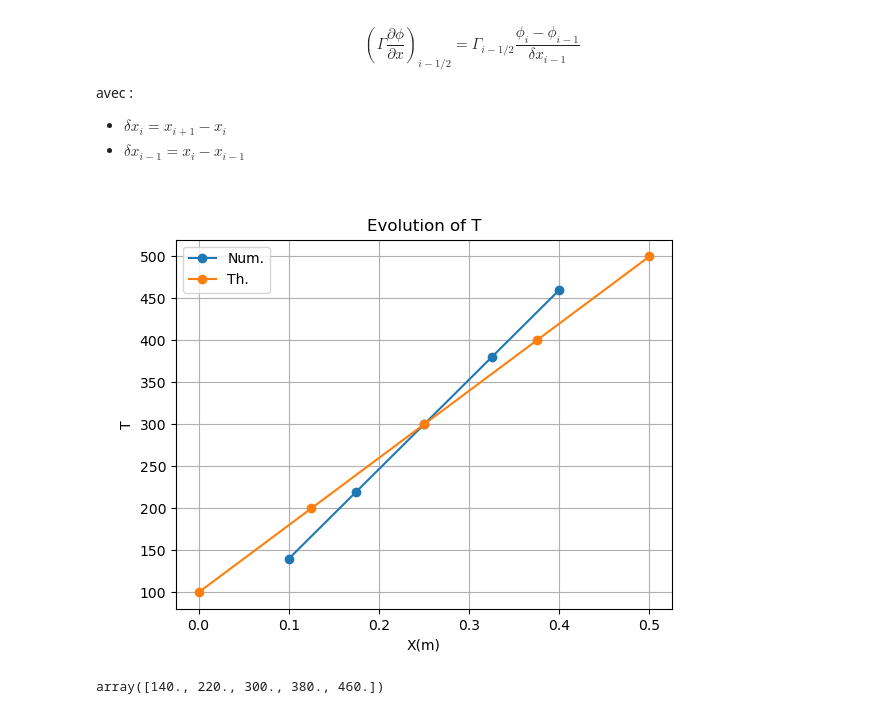
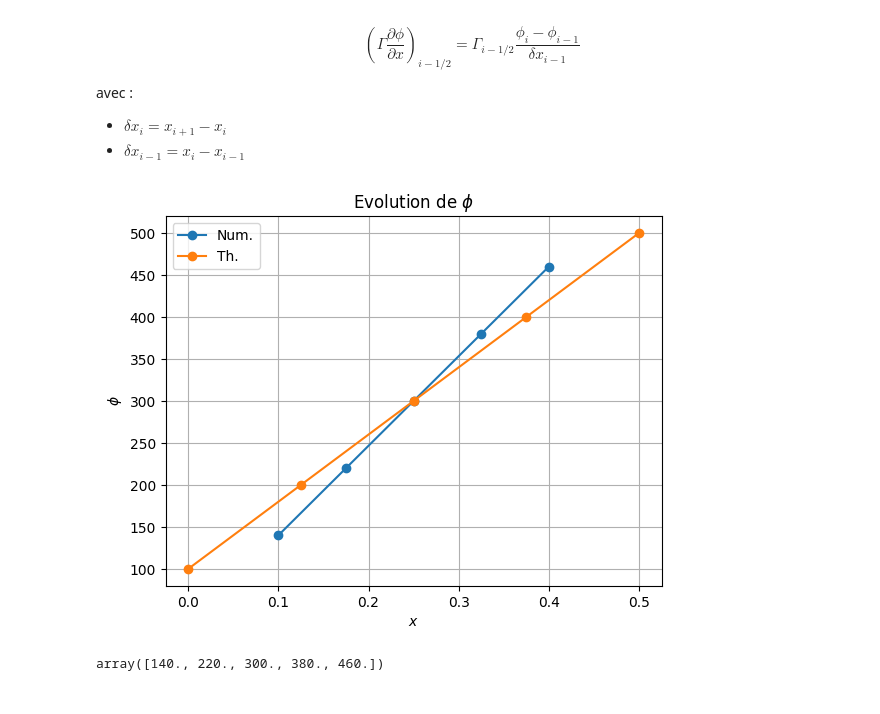
Before and after one commit to fbob/INSA-4A-MFN, a Jupyter notebook: CFD_4A_TD.ipynb, the cells around one changed output. Drawn from its saved outputs; the diff is of its cells as text; code cells hidden in the pictures.

```diff
--- a/CFD_4A_TD.ipynb
+++ b/CFD_4A_TD.ipynb
@@ -74,7 +74,6 @@ phiB = 500                    # Température de paroi
 #
 # Remplissage de la matrice du système linéaire
 #
-
 
 # Noeud 0 ordre 2
 # aW = 0
@@ -92,40 +91,40 @@ s[0] = 2*phiA/dx
 for i in range(1, N-1):
     a[i,i-1] = -1/dx
     a[i,i] = 2/dx
     a[i,i+1] = -1/dx
     s[i] = 0
 
 # Noeud 4 ordre 2
 # aW = 4/(3*dx)
 # aE = 0
 # Sp = -2/dx
 # Su =  8*TB/(3*dx)
 # aP = 4/dx
 
 # Noeud 4 ordre 1
 a[N-1,N-2] = -1/dx
 a[N-1,N-1] = 3/dx
 s[N-1] = 2*phiB/dx
 
 # Calcul de la solution
 phi = np.linalg.solve(a,s)
 
 # Solution analytique
-xa = np.linspace(0,L,N)
-phi_ana = (phiB-phiA)*xa/L+phiA
+x_ana = np.linspace(0,L,N)
+phi_ana = (phiB-phiA)*x_ana/L+phiA
 
 # Affichage de la solution
 plt.figure()
 plt.grid()
-plt.title("Evolution of T")
+plt.title(r"Evolution de $\phi$")
 plt.plot(x,phi,'-o',label="Num.")
-plt.plot(xa,phi_ana,'-o',label="Th.")
-plt.xlabel('X(m)')
-plt.ylabel('T')
+plt.plot(x_ana,phi_ana,'-o',label="Th.")
+plt.xlabel(r'$x$')
+plt.ylabel(r'$\phi$')
 plt.legend()
 plt.show()
 # %% [output]
-[figure, old version]
+[figure, new version]
 # %%
 phi
 # %% [output]
```
Also changed, not shown: parts of 7 cells of this notebook.
